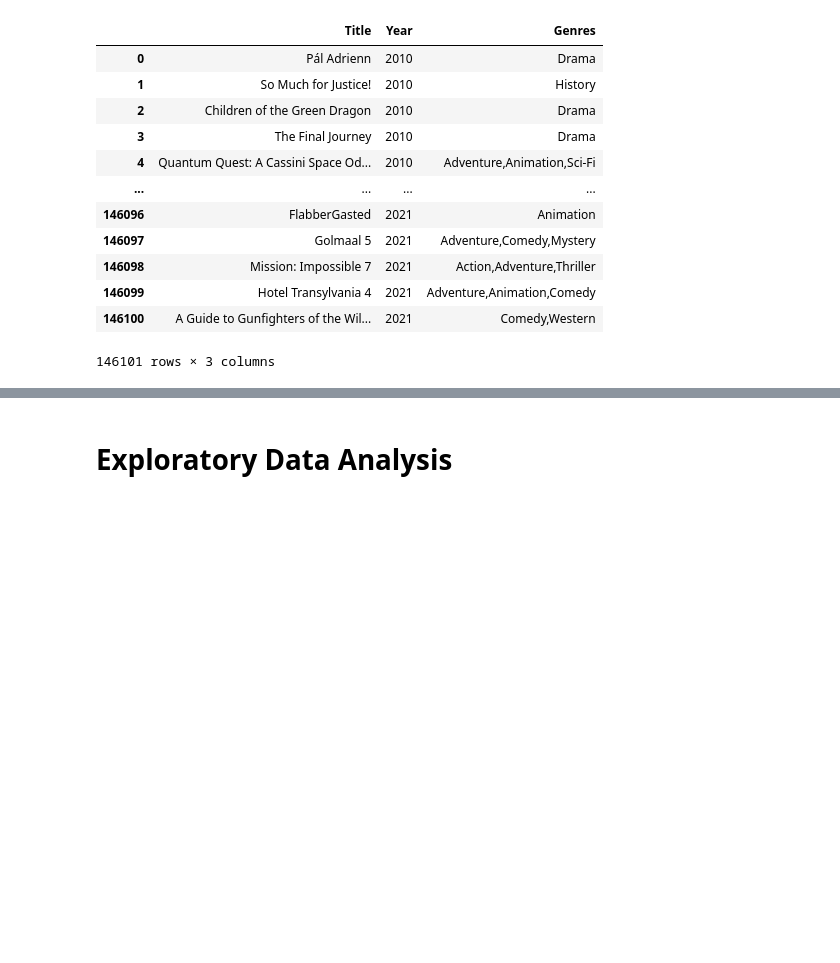
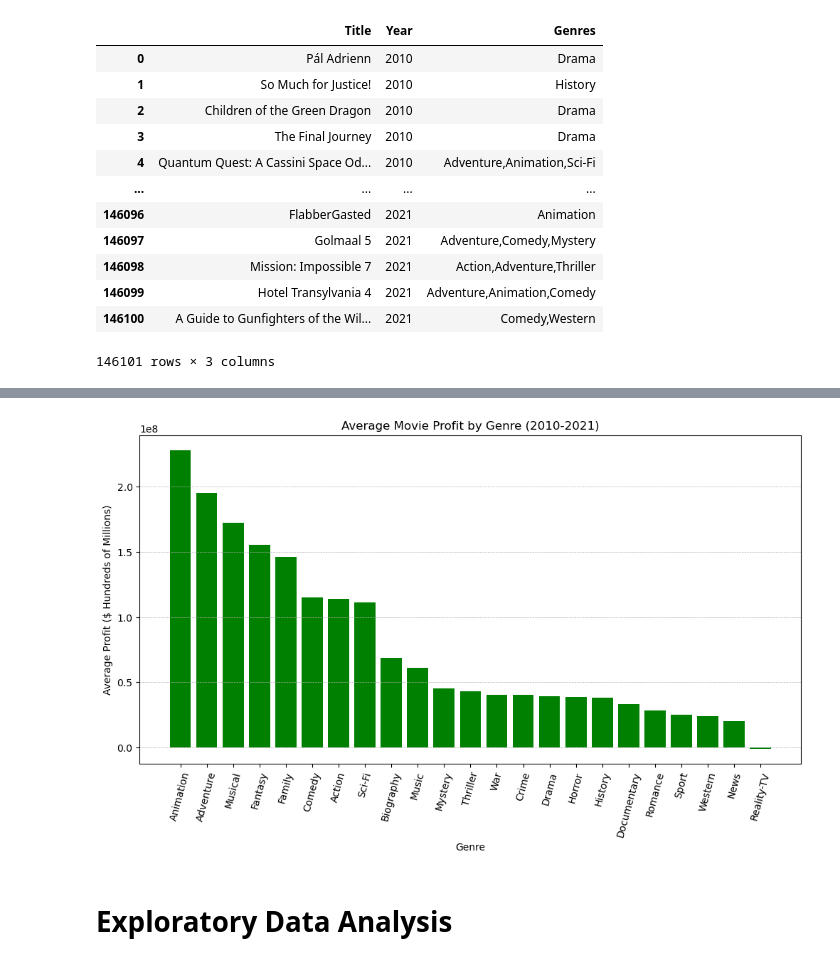
Before and after one commit to mkearns17/Movie-Data-Analysis, a Jupyter notebook: Movie_Data_Analysis.ipynb, the cells around one changed output, grey strips where cells are left out. Cells and saved outputs as stored; diff of their text form; code cells hidden in the pictures; blank space fills up the shorter version.

```diff
--- a/Movie_Data_Analysis.ipynb
+++ b/Movie_Data_Analysis.ipynb
@@ -189,3 +167,20 @@ dg_genre.sort_values(by='total_domestic_gross',ascending = False,inplace = True)
+# %%
+#Determine average profit for each genre
+movie_profit = movie_genre_gross.copy()
+movie_profit['Movie Profit'] = movie_profit['worldwide_gross'] - movie_profit['production_budget']
+profit = movie_profit[['Movie Profit','Genre 1','Genre 2','Genre 3']]
+profit1 = profit[['Movie Profit','Genre 1']].groupby('Genre 1').mean()
+profit2 = profit[['Movie Profit','Genre 2']].groupby('Genre 2').mean()
+profit3 = profit[['Movie Profit','Genre 3']].groupby('Genre 3').mean()
+# %%
+#get total domestic gross per genre
+total_profit = pd.concat([profit1,profit2,profit3],axis = 1)
+total_profit.columns= ['p1','p2','p3']
+
+#sum total domestic gross
+total_profit['average_profit'] = total_profit[total_profit.columns].mean(axis=1)
+total_profit = total_profit.reset_index()
+total_profit.rename(columns={'index':'Genre'},inplace = True)
 # %%
 #Plot Bar Graph of Total Domestic Gross
 fig , ax = plt.subplots(figsize=(12,6))
@@ -204,3 +215,21 @@ ax.grid(visible = True, which = 'both', axis = "y",linestyle='--', linewidth=0.5
+# %%
+#Plot Bar Graph of Average Profit
+fig , ax = plt.subplots(figsize=(12,6))
+
+p = total_profit.copy()
+p.sort_values(by='average_profit',ascending = False,inplace = True)
+
+x2 = p['Genre']
+y2 = p['average_profit']
+
+plot2 = ax.bar(x = x2, height = y2,color = 'green')
+ax.set_xlabel('Genre')
+ax.set_ylabel('Average Profit ($ Hundreds of Millions)')
+ax.set_title ('Average Movie Profit by Genre (2010-2021)')
+ax.tick_params(axis='x', labelrotation=75)
+ax.grid(visible = True, which = 'both', axis = "y",linestyle='--', linewidth=0.5)
+# %% [output]
+[figure, added]
 # %% [markdown]
 # Exploratory Data Analysis
 # %% [markdown]
```
Also changed, not shown: parts of 5 cells of this notebook.
